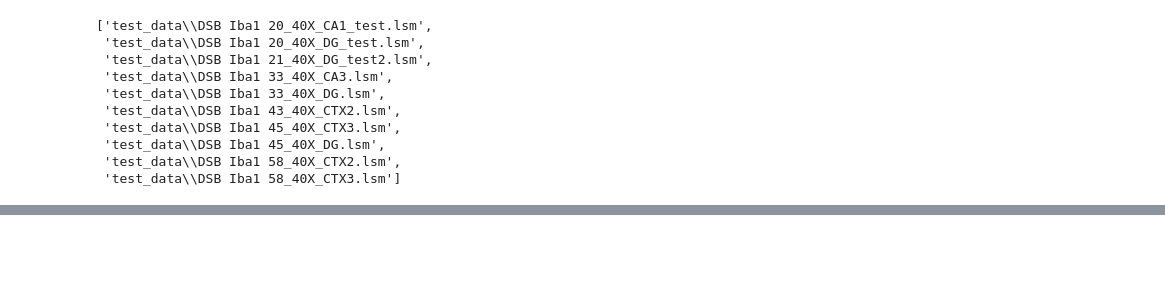
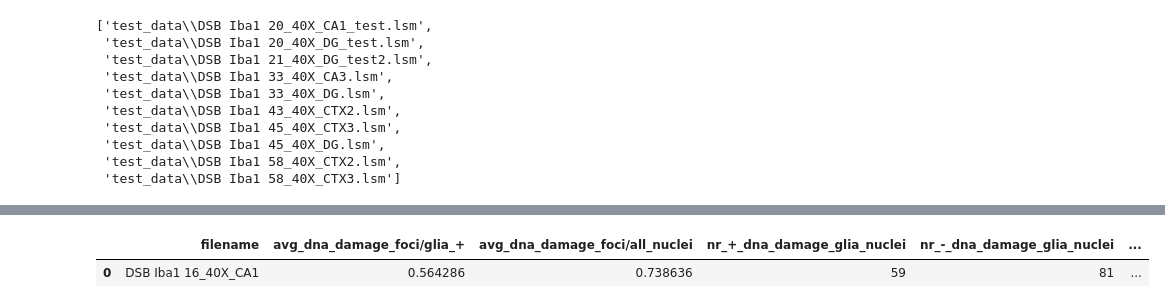
Before and after one commit to adiezsanchez/microglia_dna_damage, a Jupyter notebook: dev.ipynb, the cells around one changed output, grey strips where cells are left out. Drawn from its saved outputs; the diff is of its cells as text; code cells hidden in the pictures; blank space fills up the shorter version.

```diff
--- a/dev.ipynb
+++ b/dev.ipynb
@@ -217,8 +220,9 @@ TODO: Extract DNA DAMAGE foci NUMBERS
 # %%
 viewer = napari.Viewer(ndisplay=2)
-model = models.Cellpose(gpu=True, model_type='nuclei')
+model = models.Cellpose(gpu=True, model_type='nuclei', net_avg=False)
+stats = []
 
-image = images[2]
+image = images[0]
 
 # Extract filename
 file_path = Path(image)
@@ -278,7 +282,7 @@ result_array[nuclei_masks_bool & above_threshold_indices] = True
 binary_result_array = result_array.astype(int)
 
 # Now, result_array contains True where both conditions are satisfied, and False otherwise
-#viewer.add_labels(binary_result_array, name=f"{filename}_nuclei+glia_coloc")
+viewer.add_labels(binary_result_array, name=f"{filename}_nuclei+glia_coloc")
 
 # Erode binary_result_array to get rid of small nuclei pixels colocalizing with glia branches
 # Set the structuring element for erosion
@@ -286,7 +290,7 @@ structuring_element = np.ones((5, 5), dtype=bool)  # You can adjust the size and
 
 # Perform binary erosion
 eroded_array = binary_erosion(binary_result_array, structure=structuring_element)
-#viewer.add_labels(eroded_array, name=f"{filename}_nuclei+glia_coloc_pe")
+viewer.add_labels(eroded_array, name=f"{filename}_nuclei+glia_coloc_pe")
 
 # Now I want to recover just the nuclei_masks that are sitting on top of binary_results_array
 labels, num_labels = measure.label(nuclei_masks, return_num=True)
@@ -301,9 +305,9 @@ processed_region_labels = np.zeros_like(nuclei_masks, dtype=int)
 label_index = 1
 
 # Iterate over each connected component
-for label in range(1, num_labels + 1):
+for label_ in range(1, num_labels + 1):
     # Extract the region corresponding to the current label
-    region = (labels == label)
+    region = (labels == label_)
 
     # Check if any True value in binary_result_array is present in the region
     if np.any(region[true_indices]):
@@ -313,30 +317,67 @@ for label in range(1, num_labels + 1):
 
 #viewer.add_labels(processed_regions, name=f"{filename}_glia+_nuclei_mask")
 
 # Dilate processed_regions to make sure the dna_damage_foci objects sit inside
 dilated_glia_pos_nuclei = cle.dilate_labels(processed_region_labels, radius=3)
 # Erode processed_regions to obtain separate objects upon binarization
 eroded_glia_pos_nuclei = cle.erode_labels(processed_region_labels, radius=1)
 
 viewer.add_labels(processed_region_labels, name=f"{filename}_glia+_nuclei_mask")
 viewer.add_labels(dilated_glia_pos_nuclei, name=f"{filename}_glia+_nuclei_mask_dilated")
 viewer.add_labels(eroded_glia_pos_nuclei, name=f"{filename}_glia+_nuclei_mask_split")
 
 # Apply object segmenter from APOC
 segmenter = ObjectSegmenter(opencl_filename="./ObjectSegmenter.cl")
 dna_damage_masks = segmenter.predict(image=dna_damage_mip)
 
 # Erode dna_damage_masks to get rid of small artifacts
 # Set the structuring element for erosion
 structuring_element_damage = np.ones((2, 2), dtype=bool)  # You can adjust the size and shape
 
 # Perform binary erosion
 eroded_dna_damage = binary_erosion(dna_damage_masks, structure=structuring_element_damage)
 
 # Perform binary dilation to fill holes
 dilated_dna_damage = binary_dilation(eroded_dna_damage, structure=structuring_element_damage)
 
 #viewer.add_image(dna_damage_mip, name=f"{filename}_dna_damage_mip")
 #viewer.add_labels(dna_damage_masks, name=f"{filename}_dna_damage_foci")
 #viewer.add_labels(eroded_dna_damage, name=f"{filename}_dna_damage_foci_eroded")
 viewer.add_labels(dilated_dna_damage, name=f"{filename}_dna_damage_foci_dilated")
+
+# Label the DNA damage particles
+labeled_dna_damage, num_dna_damage = label(dilated_dna_damage)
+
+# Label the nuclei in eroded_glia_pos_nuclei and eroded_nuclei_masks
+labeled_glia_nuclei, num_glia_nuclei = label(eroded_glia_pos_nuclei)
+labeled_nuclei, num_nuclei = label(eroded_nuclei_masks)
+
+# Count particles in glia nuclei
+particles_in_glia_nuclei = count_particles_in_nuclei(labeled_dna_damage, labeled_glia_nuclei, num_glia_nuclei)
+
+# Count particles in other nuclei
+particles_in_nuclei = count_particles_in_nuclei(labeled_dna_damage, labeled_nuclei, num_nuclei)
+
+# The arrays particles_in_glia_nuclei and particles_in_nuclei now contain the counts of DNA damage particles
+# in each nucleus of dilated_glia_pos_nuclei and dilated_nuclei_masks respectively
+
+# Create a dictionary containing all extracted info per image
+stats_dict = {
+    'filename': filename,
+    'avg_dna_damage_foci/glia_+': np.mean(particles_in_glia_nuclei),
+    'avg_dna_damage_foci/all_nuclei': np.mean(particles_in_nuclei),
+    'nr_+_dna_damage_glia_nuclei': np.count_nonzero(particles_in_glia_nuclei),
+    'nr_-_dna_damage_glia_nuclei': (particles_in_glia_nuclei == 0).sum(),
+    'nr_glia_+_nuclei': processed_region_labels.max(),
+    'nr_total_nuclei': nuclei_masks.max()}
+
+stats.append(stats_dict)
+
+df2 = pd.DataFrame(stats)
+
+df2.to_csv('test_results_2.csv', index=False)
+
+df2
+# %% [output]
+|  | filename | avg_dna_damage_foci/glia_+ | avg_dna_damage_foci/all_nuclei | nr_+_dna_damage_glia_nuclei | nr_-_dna_damage_glia_nuclei | ... |
+| 0 | DSB Iba1 16_40X_CA1 | 0.564286 | 0.738636 | 59 | 81 | ... |
```
Also changed, not shown: parts of 12 cells of this notebook.
